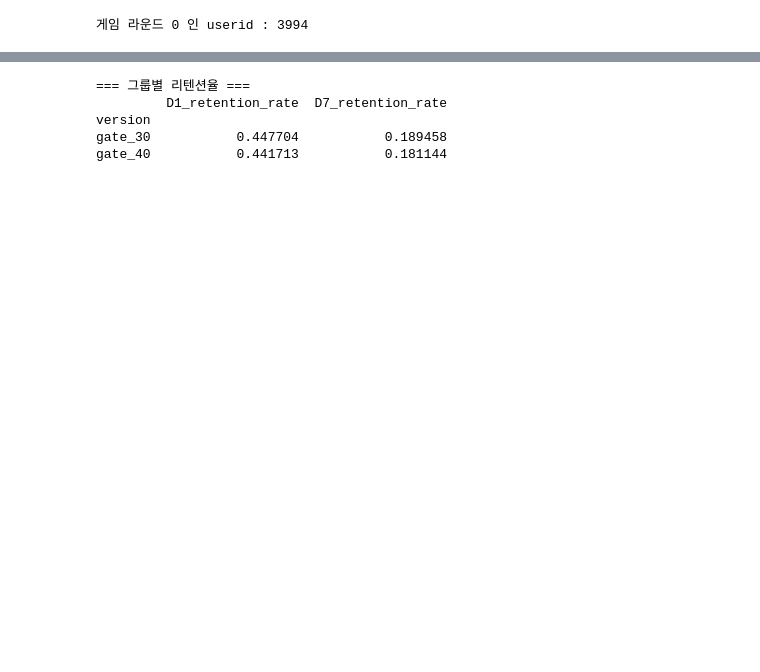
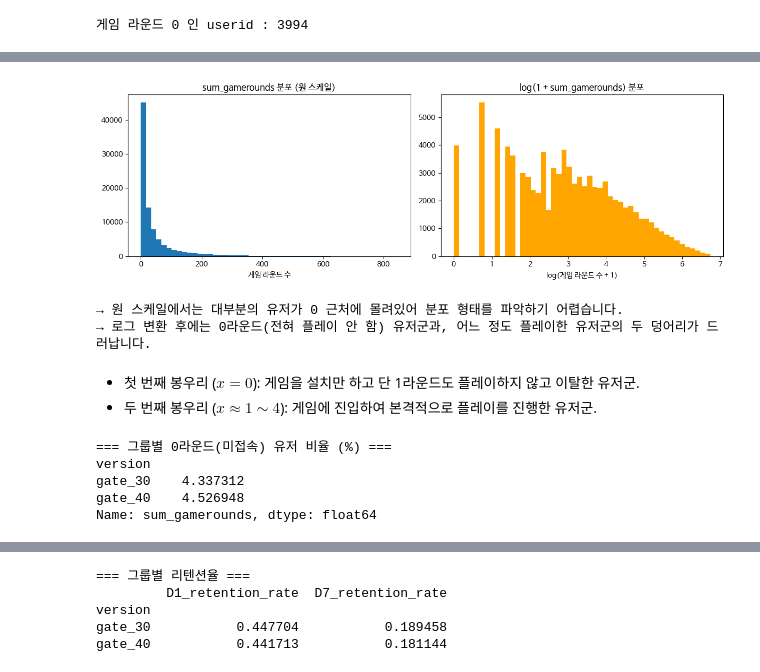
Before and after one commit to hye-jj/Python_study, a Jupyter notebook: AB_test/Cookie Cats/ab_test_analysis.ipynb, the cells around one changed output, grey strips where cells are left out. Cells and saved outputs as stored; diff of their text form; code cells hidden in the pictures; blank space fills up the shorter version.

```diff
--- a/AB_test/Cookie Cats/ab_test_analysis.ipynb
+++ b/AB_test/Cookie Cats/ab_test_analysis.ipynb
@@ -89,0 +229,14 @@ print(f"1-day retention ratio: {round(df_retention.iloc[0],2)}% \
+# %%
+print("=== 이상치 제거 전 sum_gamerounds 분포 ===")
+print(df["sum_gamerounds"].describe())
+
+# 이상치 제거 전/후 비교를 위해 컷오프 계산
+cutoff = df["sum_gamerounds"].quantile(0.999)
+print(f"\n상위 0.1% 컷오프 값: {cutoff:.0f} 라운드")
+print(f"컷오프 이상 유저 수: {(df['sum_gamerounds'] >= cutoff).sum()}명")
+
+df_cutoff = df[df["sum_gamerounds"] < cutoff].copy()
+
+print(f"\n제거 전 평균: {df['sum_gamerounds'].mean():.2f} / 제거 후 평균: {df_cutoff['sum_gamerounds'].mean():.2f}")
+print(f"제거 전 표준편차: {df['sum_gamerounds'].std():.2f} / 제거 후 표준편차: {df_cutoff['sum_gamerounds'].std():.2f}")
+print("→ 극소수 유저(치팅 계정 등으로 의심되는 이상치)가 평균과 분산을 심하게 왜곡하고 있었음을 확인")
@@ -89,0 +280,34 @@ print(f"1-day retention ratio: {round(df_retention.iloc[0],2)}% \
+# %%
+# 로그 스케일로 분포를 봐야 실제 형태(극단적 오른쪽 꼬리)가 보입니다.
+fig, axes = plt.subplots(1, 2, figsize=(12, 4))
+
+axes[0].hist(df_cutoff["sum_gamerounds"], bins=50)
+axes[0].set_title("sum_gamerounds 분포 (원 스케일)")
+axes[0].set_xlabel("게임 라운드 수")
+
+axes[1].hist(np.log1p(df_cutoff["sum_gamerounds"]), bins=50, color="orange")
+axes[1].set_title("log(1 + sum_gamerounds) 분포")
+axes[1].set_xlabel("log(게임 라운드 수 + 1)")
+
+plt.tight_layout()
+plt.show()
+print("→ 원 스케일에서는 대부분의 유저가 0 근처에 몰려있어 분포 형태를 파악하기 어렵습니다.")
+print("→ 로그 변환 후에는 0라운드(전혀 플레이 안 함) 유저군과, 어느 정도 플레이한 유저군의 두 덩어리가 드러납니다.")
+# %% [output]
+[figure, added]
+→ 원 스케일에서는 대부분의 유저가 0 근처에 몰려있어 분포 형태를 파악하기 어렵습니다.
+→ 로그 변환 후에는 0라운드(전혀 플레이 안 함) 유저군과, 어느 정도 플레이한 유저군의 두 덩어리가 드러납니다.
+# %% [markdown]
+- 첫 번째 봉우리 ($x=0$): 게임을 설치만 하고 단 1라운드도 플레이하지 않고 이탈한 유저군.
+- 두 번째 봉우리 ($x \approx 1 \sim 4$): 게임에 진입하여 본격적으로 플레이를 진행한 유저군.
+# %%
+# 0라운드(설치 후 한 번도 플레이 안 한) 유저 비율 — 그룹별로 다른지도 확인
+zero_round = df.groupby("version")["sum_gamerounds"].apply(lambda x: (x == 0).mean() * 100)
+print("=== 그룹별 0라운드(미접속) 유저 비율 (%) ===")
+print(zero_round)
+# %% [output]
+=== 그룹별 0라운드(미접속) 유저 비율 (%) ===
+version
+gate_30    4.337312
+gate_40    4.526948
+Name: sum_gamerounds, dtype: float64
```
Also changed, not shown: parts of 28 cells of this notebook.
